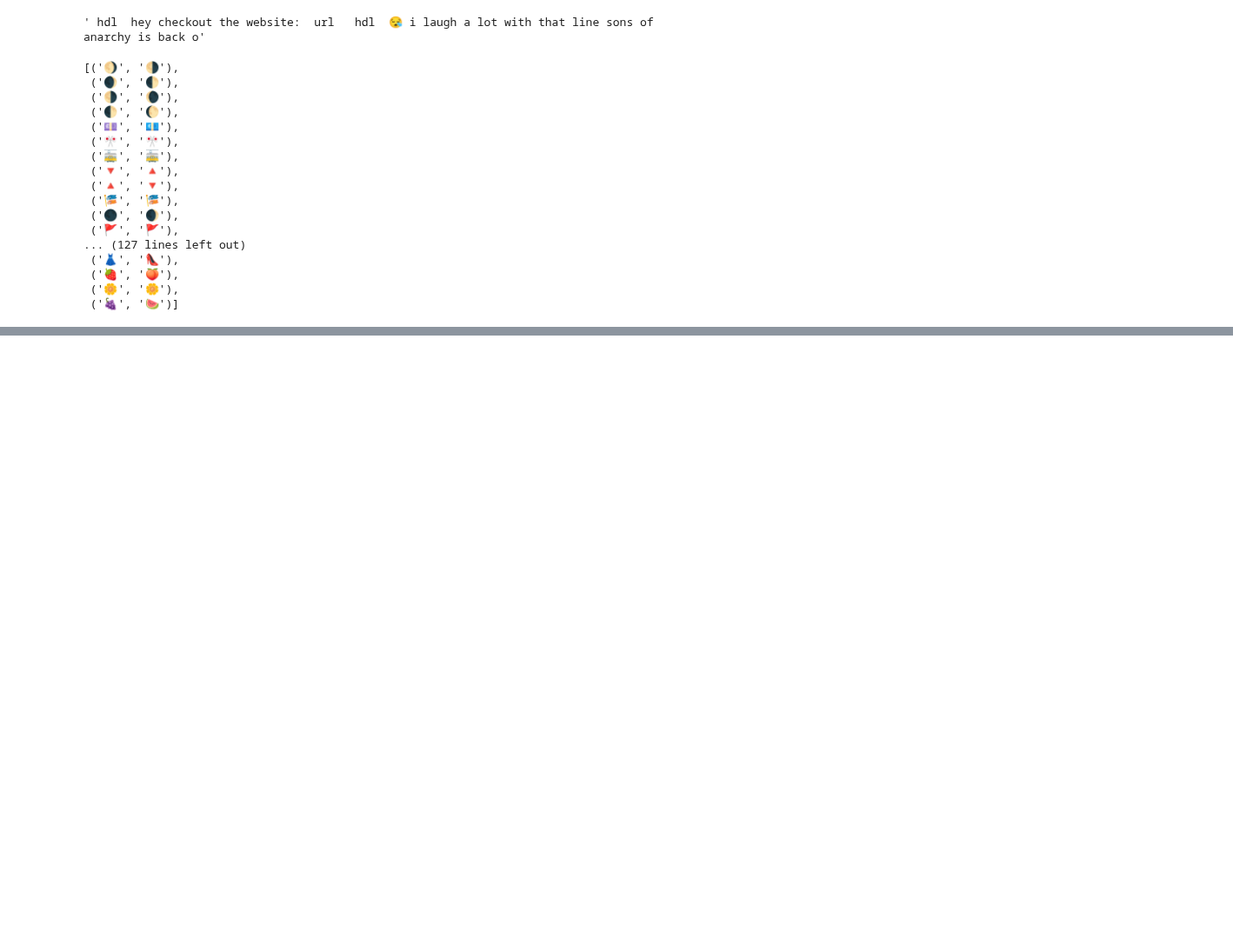
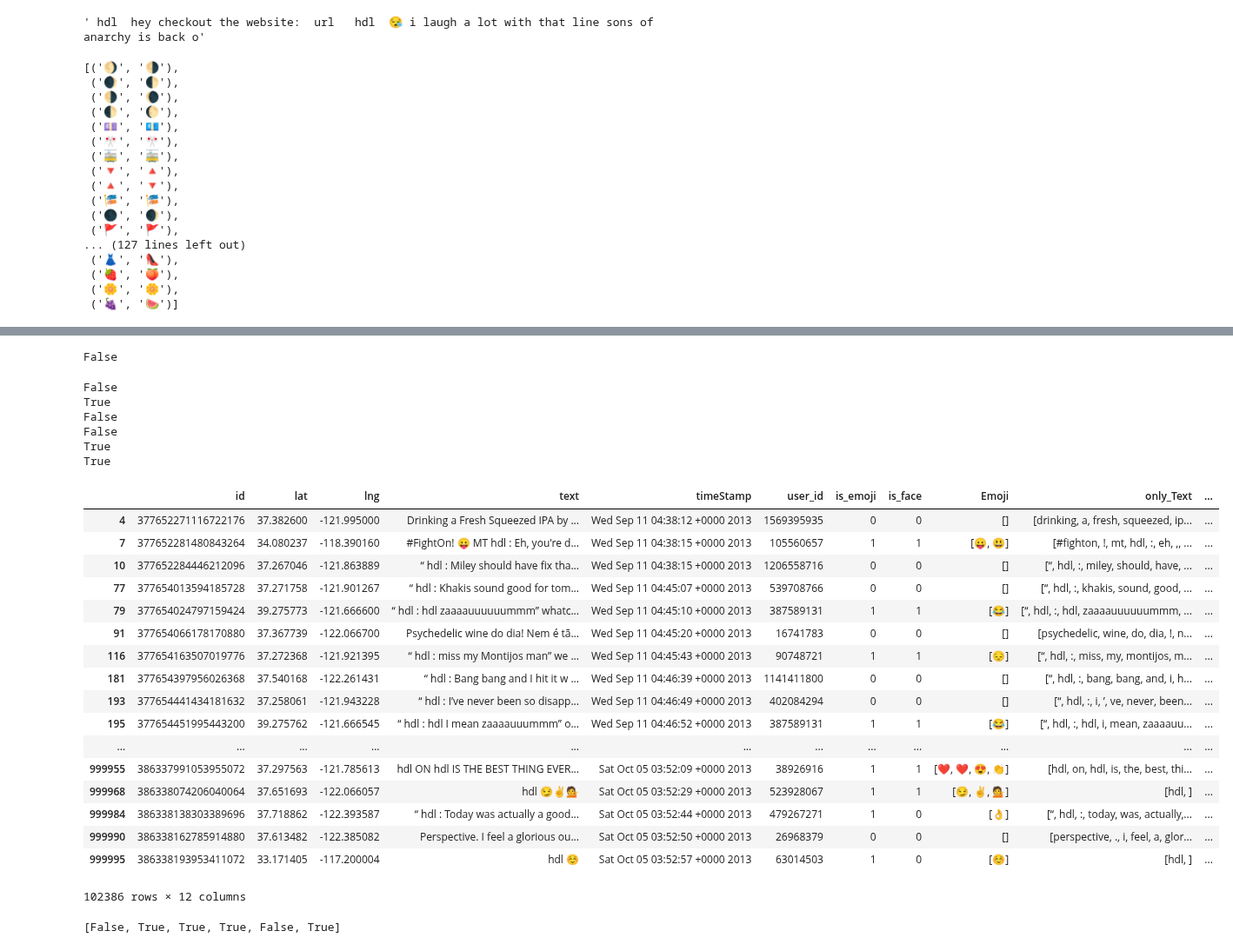
Before and after one commit to dandanbang/Emojineering, a Jupyter notebook: 2015-12-06-dc-data-exploration.ipynb, the cells around one changed output, grey strips where cells are left out. Shown at 87% size. Saved outputs shown, nothing was run; the diff lists cells and outputs as text; code cells hidden in the pictures; blank space fills up the shorter version.

Commit message:
word2vec and langauge cleaning (in process)

```diff
--- a/2015-12-06-dc-data-exploration.ipynb
+++ b/2015-12-06-dc-data-exploration.ipynb
@@ -421,0 +472,60 @@ Future Work:
+# %%
+from nltk.corpus import words
+"fuck" in words.words()
+# %% [output]
+False
+# %%
+def isEnglish(list):
+    try:
+        [word.encode('ascii') for word in list]
+    except Exception:
+        return False
+    else:
+        return True
+print (isEnglish('slabiky, ale liší se podle významu'))
+print (isEnglish('English'))
+print (isEnglish('ގެ ފުރަތަމަ ދެ އަކުރު ކަ'))
+print (isEnglish('how about this one : 通 asfަ'))
+print (isEnglish('?fd4))45s&'))
+print (isEnglish('cherzer now at 96 pitched. Has 10 Ks, allowing only a hit and three base runners thru six. hdl hdl'))
+# %% [output]
+False
+True
+False
+False
+True
+True
+# %%
+text_list =tweet_df['only_Text'].values
+# %%
+english_Boolean = [isEnglish(word) for word in text_list]
+english_Boolean_Flipped = [not i for i in english_Boolean]
+# %%
+tweet_df_en = tweet_df[english_Boolean]
+tweet_df_non_en = tweet_df[english_Boolean_Flipped]
+# %%
+tweet_df_non_en
+# %% [output]
+|  | id | lat | lng | text | timeStamp | user_id | is_emoji | is_face | Emoji | only_Text | ... |
+| 4 | 377652271116722176 | 37.382600 | -121.995000 | Drinking a Fresh Squeezed IPA by ... | Wed Sep 11 04:38:12 +0000 2013 | 1569395935 | 0 | 0 | [] | [drinking, a, fresh, squeezed, ip... | ... |
+| 7 | 377652281480843264 | 34.080237 | -118.390160 | #FightOn! 😛 MT hdl : Eh, you're d... | Wed Sep 11 04:38:15 +0000 2013 | 105560657 | 1 | 1 | [😛, 😃] | [#fighton, !, mt, hdl, :, eh, ,, ... | ... |
+| 10 | 377652284446212096 | 37.267046 | -121.863889 | “ hdl : Miley should have fix tha... | Wed Sep 11 04:38:15 +0000 2013 | 1206558716 | 0 | 0 | [] | [“, hdl, :, miley, should, have, ... | ... |
+| 77 | 377654013594185728 | 37.271758 | -121.901267 | “ hdl : Khakis sound good for tom... | Wed Sep 11 04:45:07 +0000 2013 | 539708766 | 0 | 0 | [] | [“, hdl, :, khakis, sound, good, ... | ... |
+| 79 | 377654024797159424 | 39.275773 | -121.666600 | “ hdl : hdl zaaaauuuuuummm” whatc... | Wed Sep 11 04:45:10 +0000 2013 | 387589131 | 1 | 1 | [😂] | [“, hdl, :, hdl, zaaaauuuuuummm, ... | ... |
+| 91 | 377654066178170880 | 37.367739 | -122.066700 | Psychedelic wine do dia! Nem é tã... | Wed Sep 11 04:45:20 +0000 2013 | 16741783 | 0 | 0 | [] | [psychedelic, wine, do, dia, !, n... | ... |
+| 116 | 377654163507019776 | 37.272368 | -121.921395 | “ hdl : miss my Montijos man” we ... | Wed Sep 11 04:45:43 +0000 2013 | 90748721 | 1 | 1 | [😔] | [“, hdl, :, miss, my, montijos, m... | ... |
+| 181 | 377654397956026368 | 37.540168 | -122.261431 | “ hdl : Bang bang and I hit it w ... | Wed Sep 11 04:46:39 +0000 2013 | 1141411800 | 0 | 0 | [] | [“, hdl, :, bang, bang, and, i, h... | ... |
+| 193 | 377654441434181632 | 37.258061 | -121.943228 | “ hdl : I’ve never been so disapp... | Wed Sep 11 04:46:49 +0000 2013 | 402084294 | 0 | 0 | [] | [“, hdl, :, i, ’, ve, never, been... | ... |
+| 195 | 377654451995443200 | 39.275762 | -121.666545 | “ hdl : hdl I mean zaaaauuummm” o... | Wed Sep 11 04:46:52 +0000 2013 | 387589131 | 1 | 1 | [😂] | [“, hdl, :, hdl, i, mean, zaaaauu... | ... |
+| ... | ... | ... | ... | ... | ... | ... | ... | ... | ... | ... | ... |
+| 999955 | 386337991053955072 | 37.297563 | -121.785613 | hdl ON hdl IS THE BEST THING EVER... | Sat Oct 05 03:52:09 +0000 2013 | 38926916 | 1 | 1 | [❤, ❤, 😍, 👏] | [hdl, on, hdl, is, the, best, thi... | ... |
+| 999968 | 386338074206040064 | 37.651693 | -122.066057 | hdl 😏✌️💁 | Sat Oct 05 03:52:29 +0000 2013 | 523928067 | 1 | 1 | [😏, ✌, 💁] | [hdl, ️] | ... |
+| 999984 | 386338138303389696 | 37.718862 | -122.393587 | “ hdl : Today was actually a good... | Sat Oct 05 03:52:44 +0000 2013 | 479267271 | 1 | 0 | [👌] | [“, hdl, :, today, was, actually,... | ... |
+| 999990 | 386338162785914880 | 37.613482 | -122.385082 | Perspective. I feel a glorious ou... | Sat Oct 05 03:52:50 +0000 2013 | 26968379 | 0 | 0 | [] | [perspective, ., i, feel, a, glor... | ... |
+| 999995 | 386338193953411072 | 33.171405 | -117.200004 | hdl ☺️ | Sat Oct 05 03:52:57 +0000 2013 | 63014503 | 1 | 0 | [☺] | [hdl, ️] | ... |
+102386 rows × 12 columns
+# %%
+ex = ['“',':', '@', ';', '—', '']
+[isEnglish(word) for word in ex]
+# %% [output]
+[False, True, True, True, False, True]
```
Also changed, not shown: parts of 22 cells of this notebook, 11 other files.
